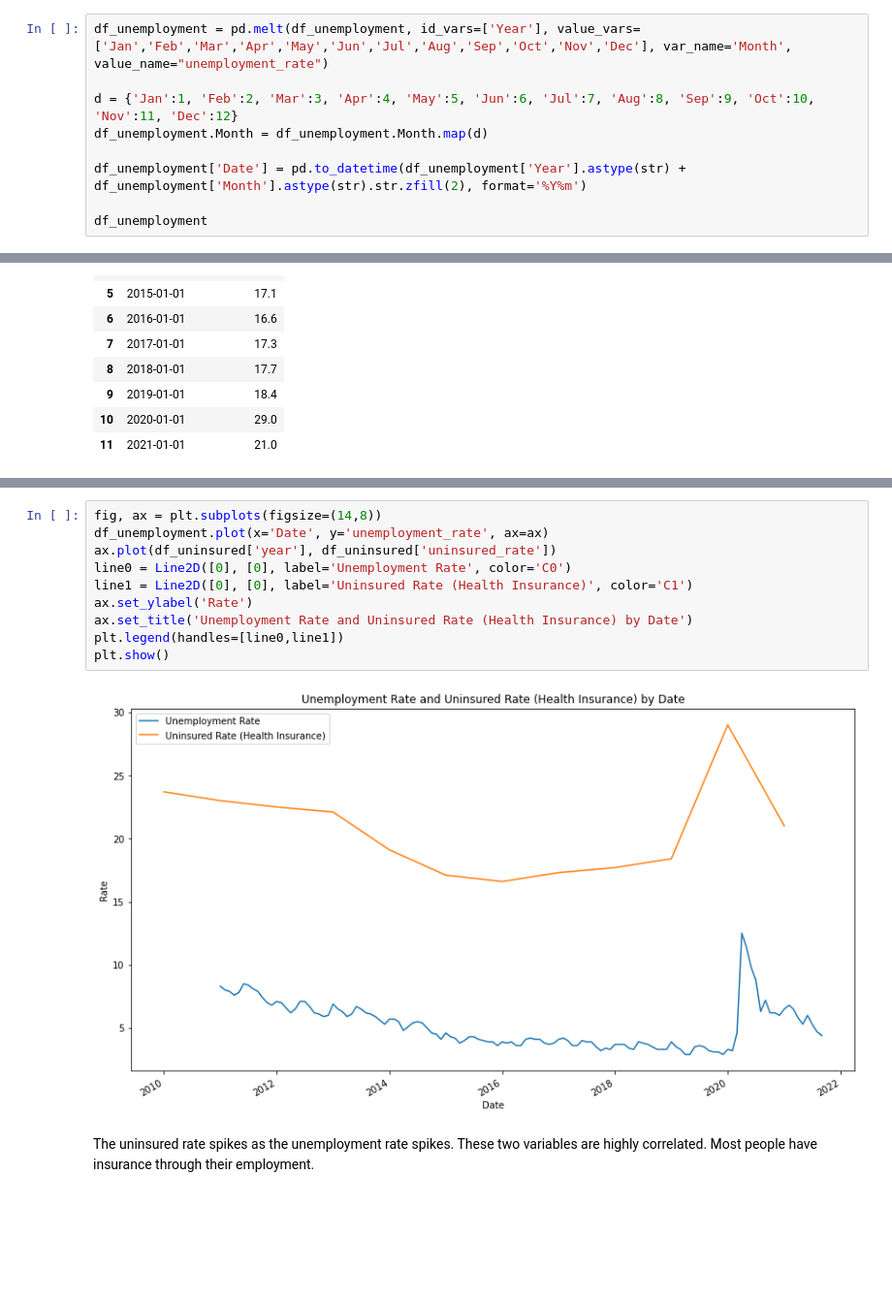
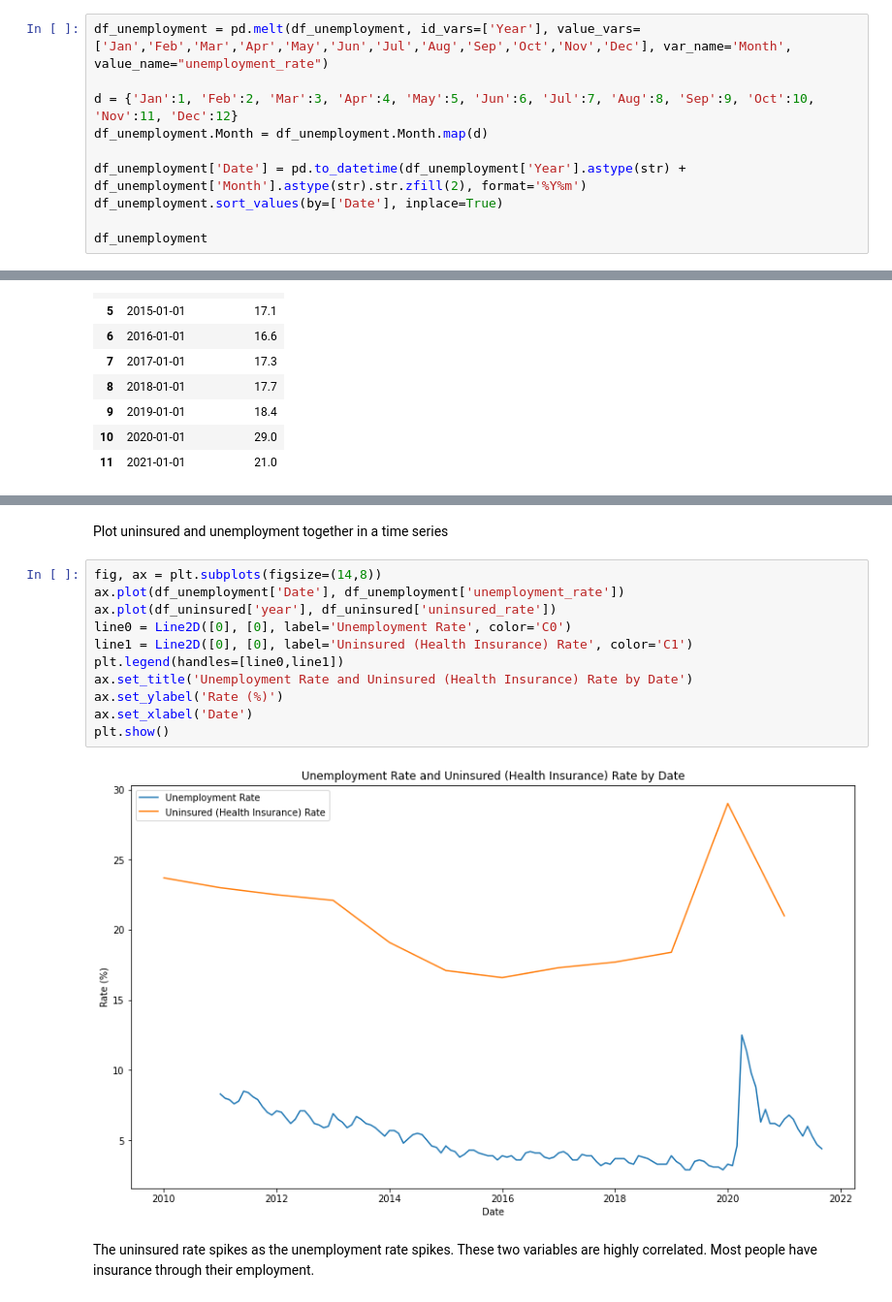
Before and after one commit to azhou5211/hcde_project, a Jupyter notebook: A6/notebooks/A6.ipynb, the cells around one changed output, grey strips where cells are left out. Shown at 97% size. Drawn from its saved outputs; the diff is of its cells as text; blank space fills up the shorter version.

```diff
--- a/A6/notebooks/A6.ipynb
+++ b/A6/notebooks/A6.ipynb
@@ -386,6 +391,7 @@ d = {'Jan':1, 'Feb':2, 'Mar':3, 'Apr':4, 'May':5, 'Jun':6, 'Jul':7, 'Aug':8, 'Se
 df_unemployment.Month = df_unemployment.Month.map(d)
 
 df_unemployment['Date'] = pd.to_datetime(df_unemployment['Year'].astype(str) + df_unemployment['Month'].astype(str).str.zfill(2), format='%Y%m')
+df_unemployment.sort_values(by=['Date'], inplace=True)
 
 df_unemployment
 # %% [output]
@@ -439,14 +457,17 @@ plt.show()
+# %% [markdown]
+Plot uninsured and unemployment together in a time series
 # %%
 fig, ax = plt.subplots(figsize=(14,8))
-df_unemployment.plot(x='Date', y='unemployment_rate', ax=ax)
+ax.plot(df_unemployment['Date'], df_unemployment['unemployment_rate'])
 ax.plot(df_uninsured['year'], df_uninsured['uninsured_rate'])
 line0 = Line2D([0], [0], label='Unemployment Rate', color='C0')
-line1 = Line2D([0], [0], label='Uninsured Rate (Health Insurance)', color='C1')
-ax.set_ylabel('Rate')
-ax.set_title('Unemployment Rate and Uninsured Rate (Health Insurance) by Date')
+line1 = Line2D([0], [0], label='Uninsured (Health Insurance) Rate', color='C1')
 plt.legend(handles=[line0,line1])
+ax.set_title('Unemployment Rate and Uninsured (Health Insurance) Rate by Date')
+ax.set_ylabel('Rate (%)')
+ax.set_xlabel('Date')
 plt.show()
 # %% [output]
-[figure, old version]
+[figure, new version]
 # %% [markdown]
 The uninsured rate spikes as the unemployment rate spikes. These two variables are highly correlated. Most people have insurance through their employment.
```
Also changed, not shown: parts of 49 cells of this notebook, 3 other files.
